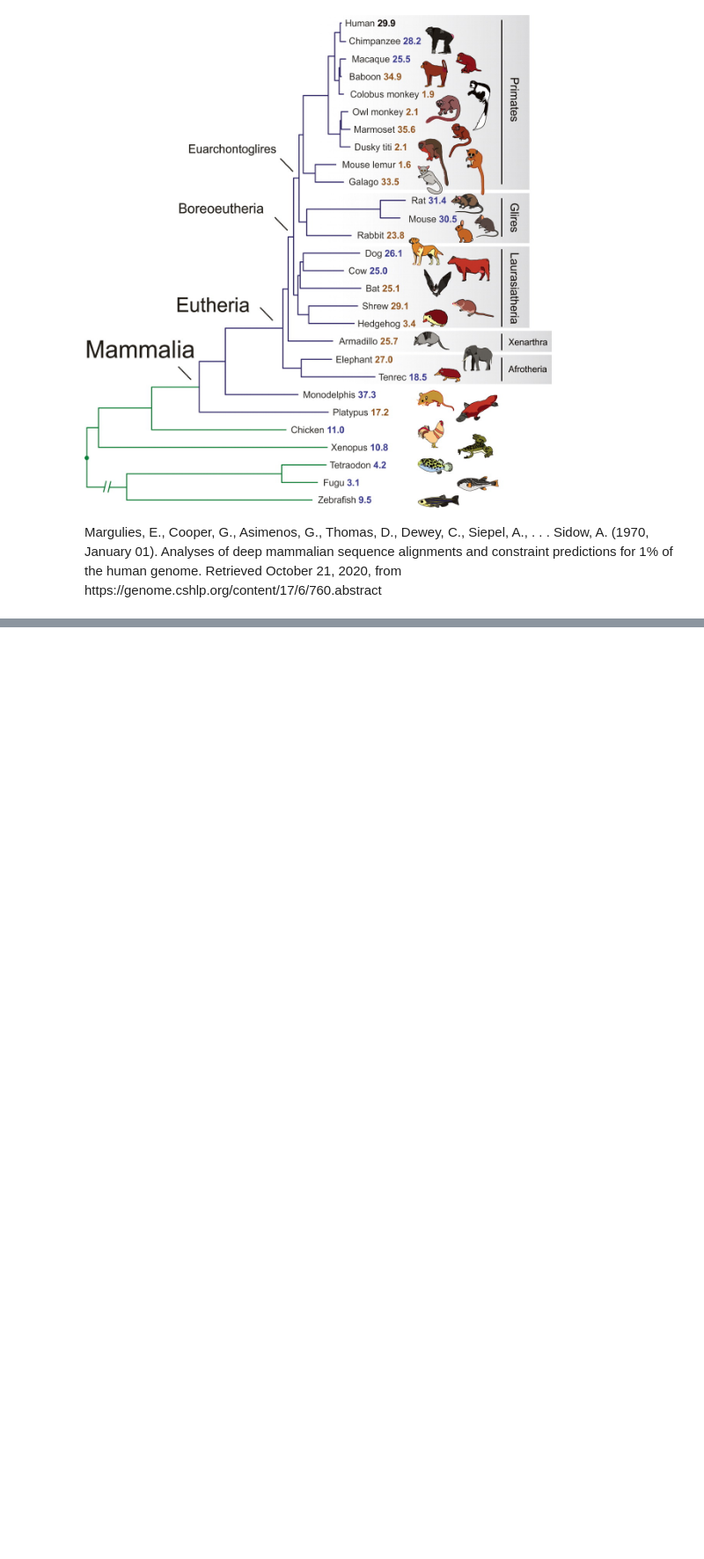
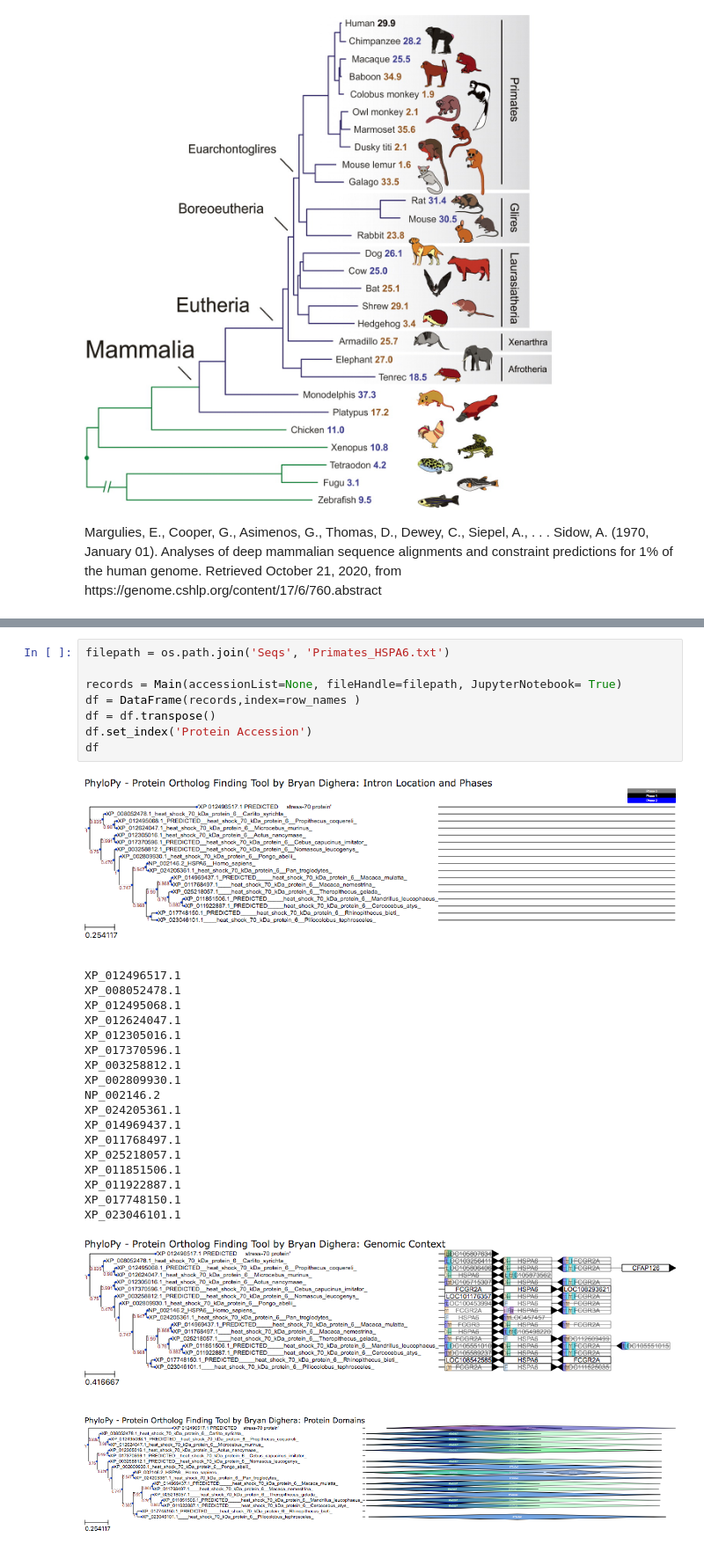
Before and after one commit to bdighera/PhyloPy, a Jupyter notebook: Visualization Notebook.ipynb, the cells around one changed output, grey strips where cells are left out. Shown at 88% size. Cells and saved outputs as stored; diff of their text form; blank space fills up the shorter version.

```diff
--- a/Visualization Notebook.ipynb
+++ b/Visualization Notebook.ipynb
@@ -66,0 +143,29 @@ ROOTED TREE HAS BEEN CONSTRUCTED...
+# %%
+filepath = os.path.join('Seqs', 'Primates_HSPA6.txt')
+
+records = Main(accessionList=None, fileHandle=filepath, JupyterNotebook= True)
+df = DataFrame(records,index=row_names )
+df = df.transpose()
+df.set_index('Protein Accession')
+df
+# %% [output]
+[figure, added]
+XP_012496517.1
+XP_008052478.1
+XP_012495068.1
+XP_012624047.1
+XP_012305016.1
+XP_017370596.1
+XP_003258812.1
+XP_002809930.1
+NP_002146.2
+XP_024205361.1
+XP_014969437.1
+XP_011768497.1
+XP_025218057.1
+XP_011851506.1
+XP_011922887.1
+XP_017748150.1
+XP_023046101.1
+[figure, added]
+[figure, added]
```
Also changed, not shown: parts of 15 cells of this notebook, 4 other files.
